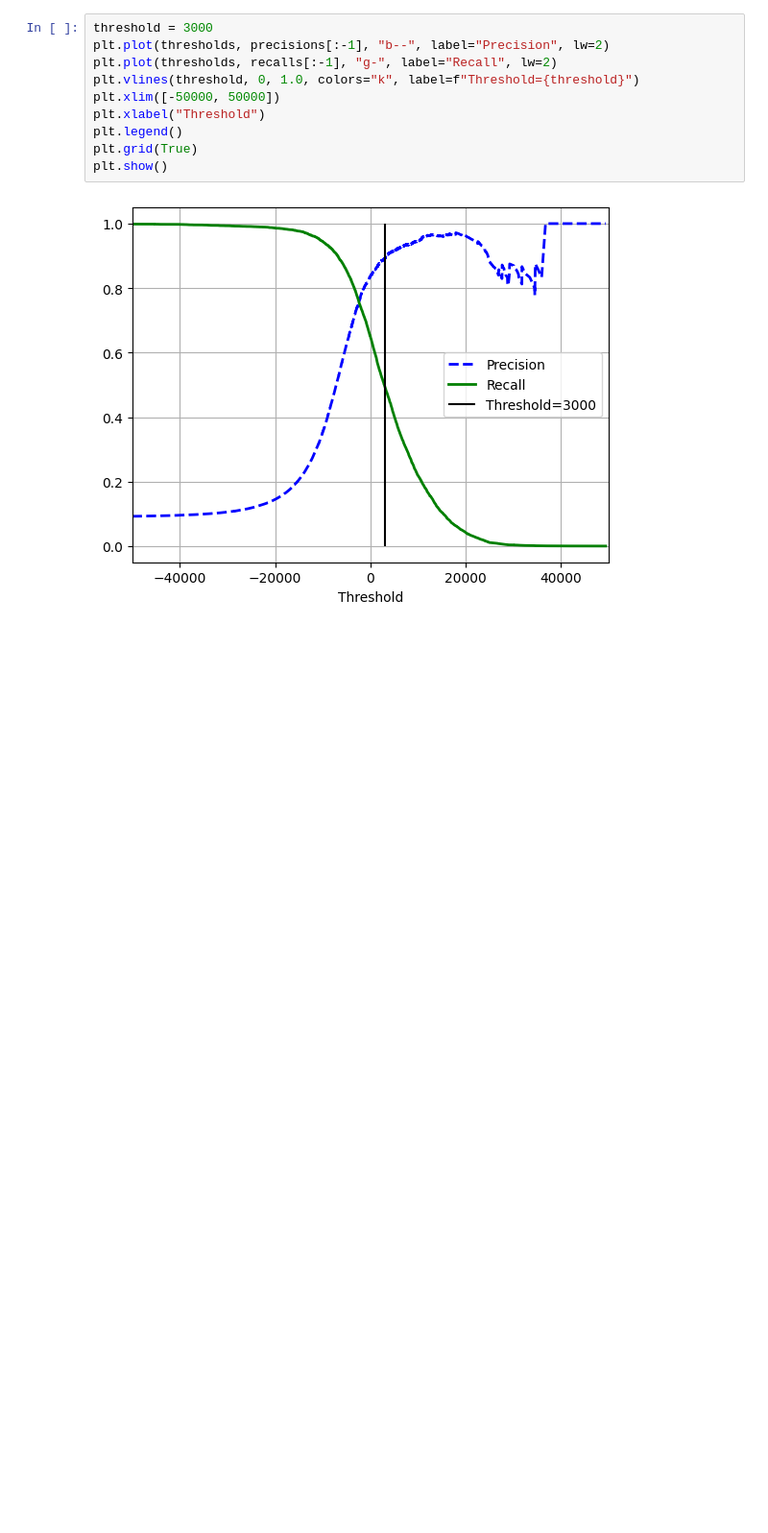
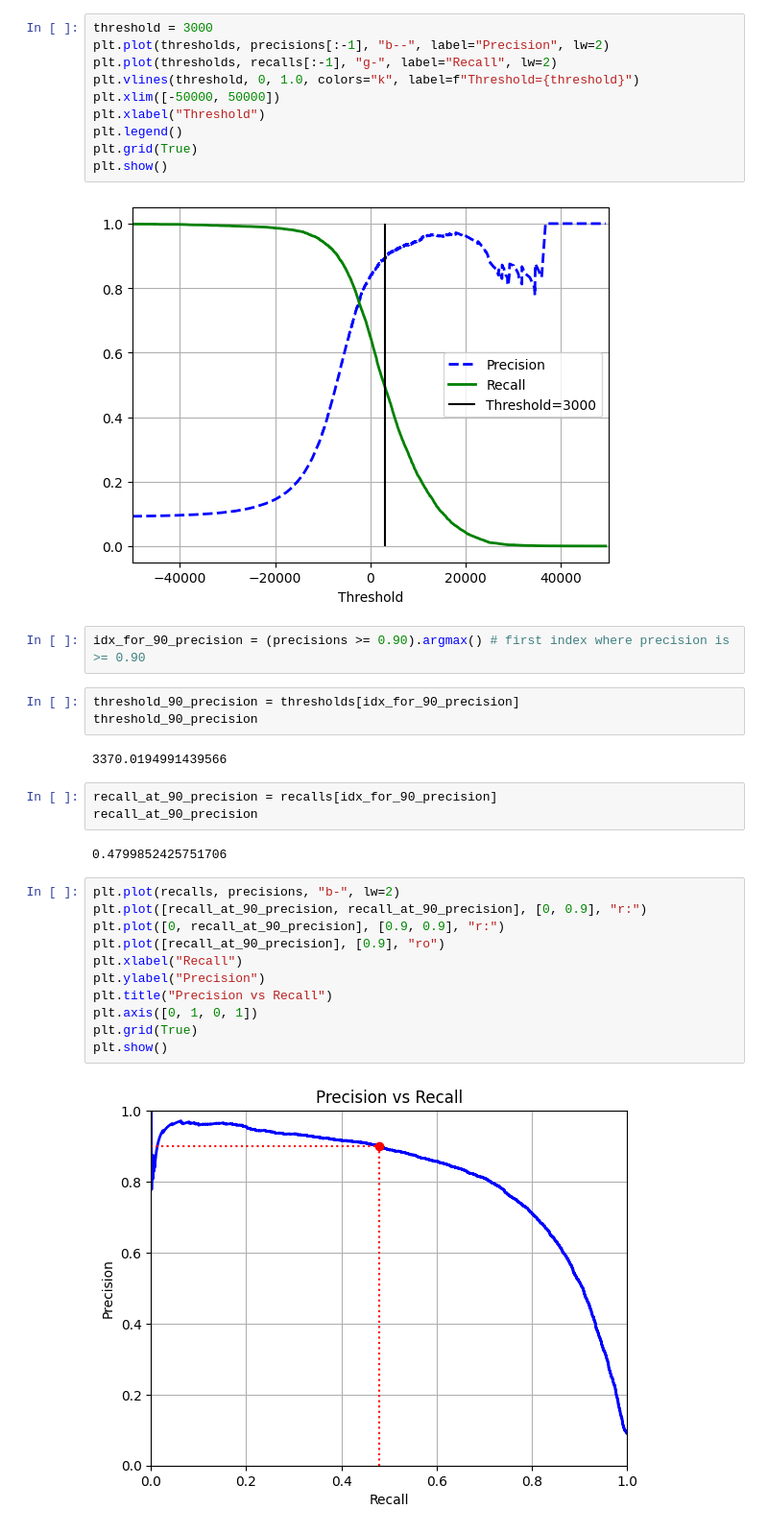
Before and after one commit to KORINZ/machine-learning-notebooks, a Jupyter notebook: 03_classification.ipynb, the cells around one changed output. Shown at 96% size. Saved outputs shown, nothing was run; the diff lists cells and outputs as text; blank space fills up the shorter version.

```diff
--- a/03_classification.ipynb
+++ b/03_classification.ipynb
@@ -160,3 +160,28 @@ plt.grid(True)
 plt.show()
 # %% [output]
 [figure]
+# %%
+idx_for_90_precision = (precisions >= 0.90).argmax() # first index where precision is >= 0.90
+# %%
+threshold_90_precision = thresholds[idx_for_90_precision]
+threshold_90_precision
+# %% [output]
+3370.0194991439566
+# %%
+recall_at_90_precision = recalls[idx_for_90_precision]
+recall_at_90_precision
+# %% [output]
+0.4799852425751706
+# %%
+plt.plot(recalls, precisions, "b-", lw=2)
+plt.plot([recall_at_90_precision, recall_at_90_precision], [0, 0.9], "r:")
+plt.plot([0, recall_at_90_precision], [0.9, 0.9], "r:")
+plt.plot([recall_at_90_precision], [0.9], "ro")
+plt.xlabel("Recall")
+plt.ylabel("Precision")
+plt.title("Precision vs Recall")
+plt.axis([0, 1, 0, 1])
+plt.grid(True)
+plt.show()
+# %% [output]
+[figure, added]
```
Also changed, not shown: parts of 4 cells of this notebook.
